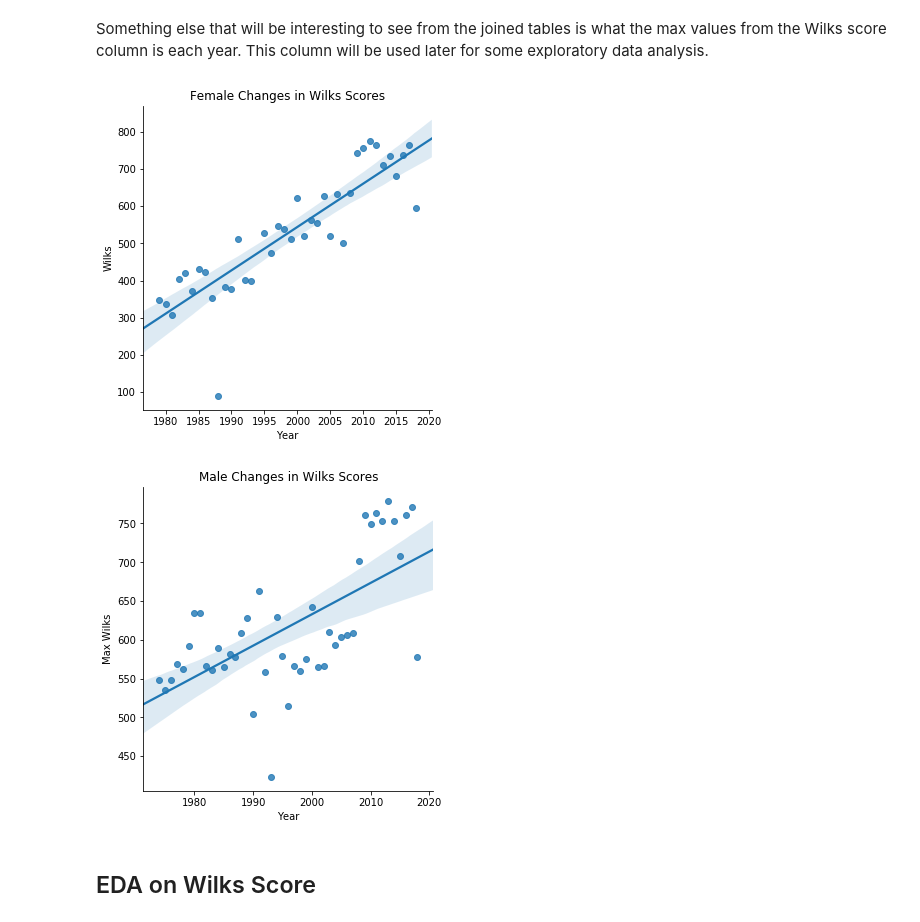
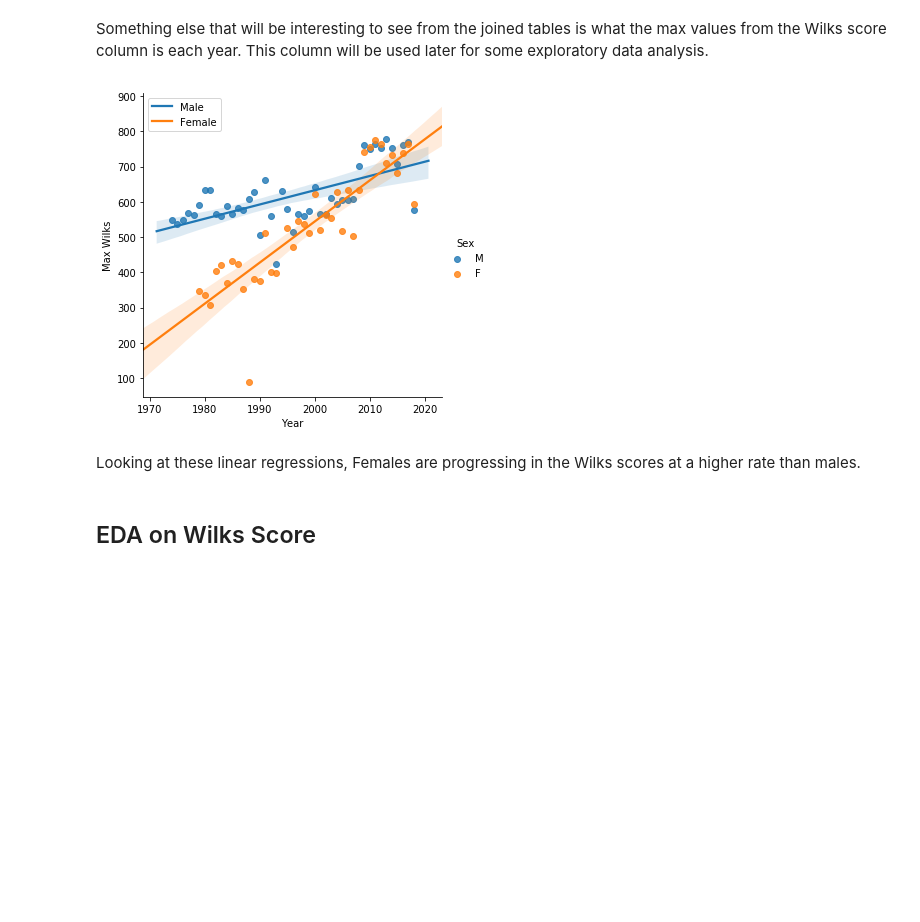
Before and after one commit to spatten35/CapstoneProject1, a Jupyter notebook: Capstone1.ipynb, the cells around one changed output. Drawn from its saved outputs; the diff is of its cells as text; code cells hidden in the pictures; blank space fills up the shorter version.

Commit message:
fixing linear regression

```diff
--- a/Capstone1.ipynb
+++ b/Capstone1.ipynb
@@ -498,21 +498,22 @@ Something else that will be interesting to see from the joined tables is what th
 # %%
 fem_full_comp = full_comp[full_comp.Sex == 'F']
 mal_full_comp = full_comp[full_comp.Sex == 'M']
 
 fem_full_comp_max = fem_full_comp.groupby('Year')['Wilks'].max().to_frame().reset_index()
+fem_full_comp_max['Sex'] = 'F'
 mal_full_comp_max = mal_full_comp.groupby('Year')['Wilks'].max().to_frame().reset_index()
+mal_full_comp_max['Sex'] = 'M'
+full_comp_max = pd.concat([fem_full_comp_max, mal_full_comp_max])
 
-
-sns.lmplot(x='Year', y='Wilks', data=fem_full_comp_max)
-plt.title('Female Changes in Wilks Scores')
-sns.lmplot(x='Year', y='Wilks', data=mal_full_comp_max)
-plt.title('Male Changes in Wilks Scores')
+sns.lmplot(x='Year', y='Wilks', data=full_comp_max, hue='Sex', hue_order=['M', 'F'])
+plt.legend(('Male', 'Female'))
 plt.xlabel('Year')
 plt.ylabel('Max Wilks')
 plt.show()
 # %% [output]
-[figure, old version]
+[figure, new version]
-[figure, removed]
+# %% [markdown]
+Looking at these linear regressions, Females are progressing in the Wilks scores at a higher rate than males.
 # %% [markdown]
 ## EDA on Wilks Score
 # %% [markdown]
```
